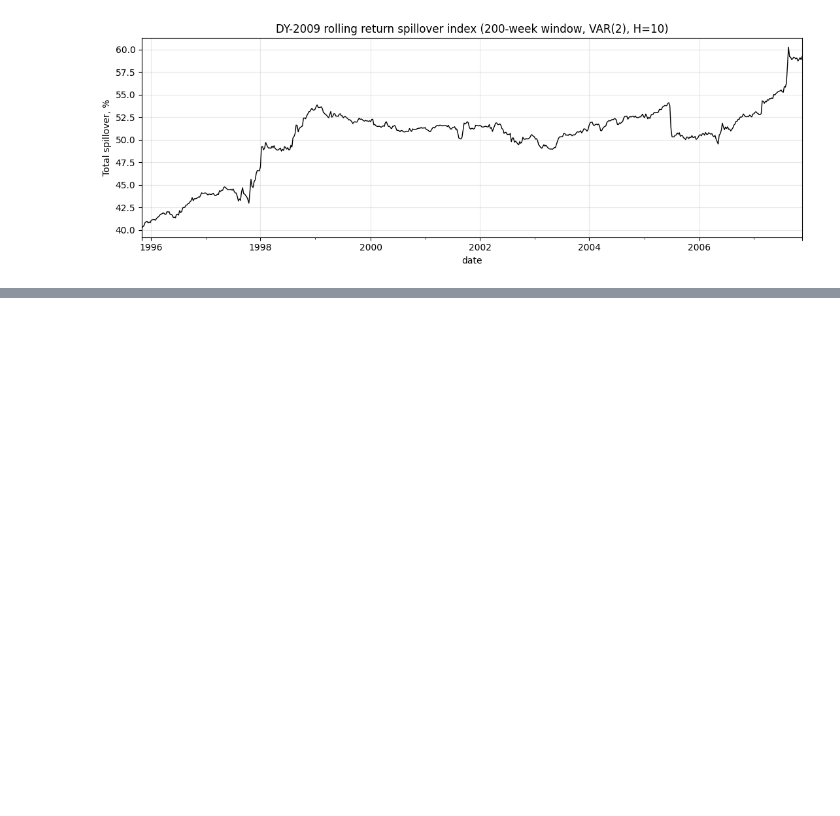
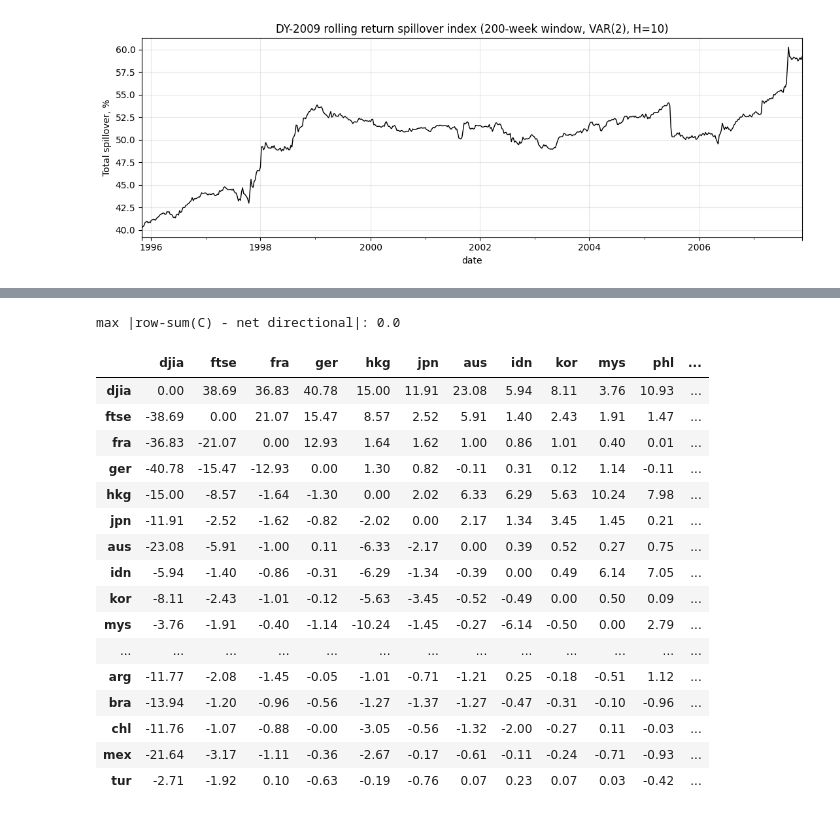
Before and after one commit to zstoi/PyConnectedness, a Jupyter notebook: examples/replicate_dy2009.ipynb, the cells around one changed output, grey strips where cells are left out. Cells and saved outputs as stored; diff of their text form; code cells hidden in the pictures; blank space fills up the shorter version.

```diff
--- a/examples/replicate_dy2009.ipynb
+++ b/examples/replicate_dy2009.ipynb
@@ -175,0 +229,27 @@ plt.show()
+# %%
+net_pairwise = ret_conn.fevd.T - ret_conn.fevd     # C_ij, in percent
+
+# check: row sums of the net-pairwise matrix equal the net directional spillovers
+identity_gap = (net_pairwise.sum(axis=1) - ret_conn.net).abs().max()
+print("max |row-sum(C) - net directional|:", round(float(identity_gap), 10))
+
+net_pairwise.round(2)
+# %% [output]
+max |row-sum(C) - net directional|: 0.0
+|  | djia | ftse | fra | ger | hkg | jpn | aus | idn | kor | mys | phl | ... |
+| djia | 0.00 | 38.69 | 36.83 | 40.78 | 15.00 | 11.91 | 23.08 | 5.94 | 8.11 | 3.76 | 10.93 | ... |
+| ftse | -38.69 | 0.00 | 21.07 | 15.47 | 8.57 | 2.52 | 5.91 | 1.40 | 2.43 | 1.91 | 1.47 | ... |
+| fra | -36.83 | -21.07 | 0.00 | 12.93 | 1.64 | 1.62 | 1.00 | 0.86 | 1.01 | 0.40 | 0.01 | ... |
+| ger | -40.78 | -15.47 | -12.93 | 0.00 | 1.30 | 0.82 | -0.11 | 0.31 | 0.12 | 1.14 | -0.11 | ... |
+| hkg | -15.00 | -8.57 | -1.64 | -1.30 | 0.00 | 2.02 | 6.33 | 6.29 | 5.63 | 10.24 | 7.98 | ... |
+| jpn | -11.91 | -2.52 | -1.62 | -0.82 | -2.02 | 0.00 | 2.17 | 1.34 | 3.45 | 1.45 | 0.21 | ... |
+| aus | -23.08 | -5.91 | -1.00 | 0.11 | -6.33 | -2.17 | 0.00 | 0.39 | 0.52 | 0.27 | 0.75 | ... |
+| idn | -5.94 | -1.40 | -0.86 | -0.31 | -6.29 | -1.34 | -0.39 | 0.00 | 0.49 | 6.14 | 7.05 | ... |
+| kor | -8.11 | -2.43 | -1.01 | -0.12 | -5.63 | -3.45 | -0.52 | -0.49 | 0.00 | 0.50 | 0.09 | ... |
+| mys | -3.76 | -1.91 | -0.40 | -1.14 | -10.24 | -1.45 | -0.27 | -6.14 | -0.50 | 0.00 | 2.79 | ... |
+| ... | ... | ... | ... | ... | ... | ... | ... | ... | ... | ... | ... | ... |
+| arg | -11.77 | -2.08 | -1.45 | -0.05 | -1.01 | -0.71 | -1.21 | 0.25 | -0.18 | -0.51 | 1.12 | ... |
+| bra | -13.94 | -1.20 | -0.96 | -0.56 | -1.27 | -1.37 | -1.27 | -0.47 | -0.31 | -0.10 | -0.96 | ... |
+| chl | -11.76 | -1.07 | -0.88 | -0.00 | -3.05 | -0.56 | -1.32 | -2.00 | -0.27 | 0.11 | -0.03 | ... |
+| mex | -21.64 | -3.17 | -1.11 | -0.36 | -2.67 | -0.17 | -0.61 | -0.11 | -0.24 | -0.71 | -0.93 | ... |
+| tur | -2.71 | -1.92 | 0.10 | -0.63 | -0.19 | -0.76 | 0.07 | 0.23 | 0.07 | 0.03 | -0.42 | ... |
```
Also changed, not shown: parts of 7 cells of this notebook.
